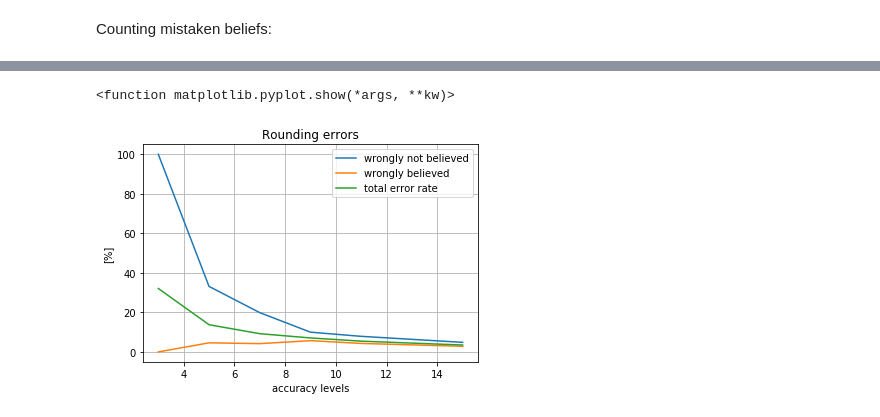
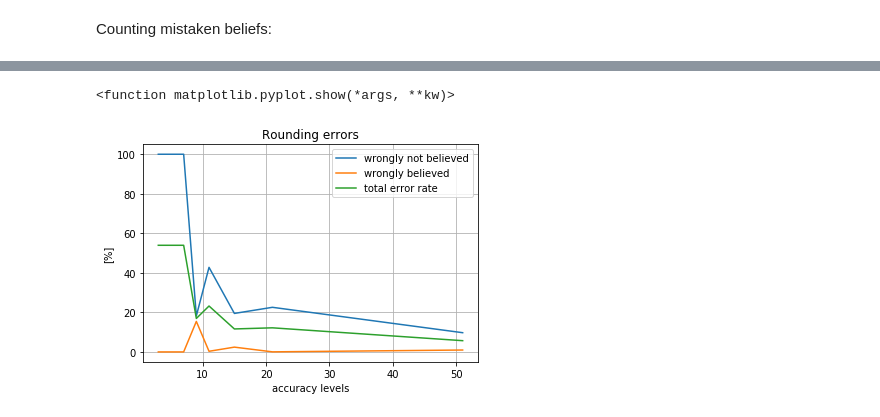
Before and after one commit to alako/Conjunction-simulation, a Jupyter notebook: Conjunction.ipynb, the cells around one changed output, grey strips where cells are left out. Cells and saved outputs as stored; diff of their text form; code cells hidden in the pictures.

```diff
--- a/Conjunction.ipynb
+++ b/Conjunction.ipynb
@@ -13,7 +13,12 @@ pr_nr = 10000
 simulations = [1001,101,51,21,15,11,9,7,5,3]
 # %%
-## rounds 'value' according to the 0-1 scale with 'nr' of levels
 def round_to_lev(value, nr):
+    '''
+    Rounds 'value' according to the 0-1 scale with 'nr' of levels
+    :param value: real number to be rounded
+    :param nr: nr of levels used for calculations
+    :returns: rounded value
+    '''
     if (nr == 1001):
         return round(value,3)
     if (nr == 101):
@@ -36,21 +41,30 @@ def round_to_lev(value, nr):
 Creating random conjunctions out of propositions, counting those that are above the threshold and comparing the results for different accuracies.
 # %%
 def simulate(levels, prop, cj_nr=5000):
-    n = len(levels)
-    mistaken_bel = [0]*n #list with nr of wrongly believed conjunctions
-    mistaken_not_bel = [0]*n #list with nr of conjunctions that should be believed but aren't
+    '''
+    :param levels: list of levels to be simulated, e.g. [9,7,5]
+    :param prop: list of degrees of belief for believed propositions, e.g. [0.79, 0.8, 0.64 ...]
+    :returns:
+        (nr of conjunctions that shouldn't be believed (list for each accuracy level),
+        nr of conjunctions that should be believed but aren't (list for each accuracy level),
+        nr of conjunctions that should be believed)
+    '''
+    n = len(levels) # number of simulations - each simulation for different amount of levels
+    mistaken_bel = [0]*n # list with nr of wrongly believed conjunctions for each simulation (level)
+    mistaken_not_bel = [0]*n # list with nr of conjunctions that should be believed but aren't for each simulation
     believed_conj = 0
     for _ in range(cj_nr):
-        c_size = np.random.randint(2,max_con_size) #each conjunction has random amount of conjuncts
-        c_prop = np.random.randint(0,pr_nr,c_size) #selecting random propositions
-        conj_pr = [1]*n
+        c_size = np.random.randint(2, max_con_size+1) # each conjunction has random amount of conjuncts - c_size
+        c_prop = np.random.randint(0, pr_nr, c_size) # selecting propositions randomly
+        conj_pr = [1]*n # list of rounded probabilites of conjunctions for each simulation
         conj_float = 1
         for i in c_prop:
             conj_float *= propositions[i]
             for j in range(n):
-                #conj_pr[j] = round_to_lev(conj_pr[j]*round_to_lev(propositions[i],levels[j]),levels[j])
+                # conj_pr[j] = round_to_lev(conj_pr[j]*round_to_lev(propositions[i],levels[j]),levels[j])
                 conj_pr[j] *= round_to_lev(propositions[i],levels[j])
-        #threshold = np.random.rand()*0.5+0.5
+        # threshold = np.random.rand()*0.5+0.5
+        conj_pr[j] = round_to_lev(conj_pr[j], levels[j])
         justified = False
         if (conj_float > threshold):
                 believed_conj +=1
@@ -126,17 +147,17 @@ plt.show
 # %%
 error_rate = np.array(error_nb) / bel_conj_nr * 100
-plt.plot(simulations[4:10], error_rate[4:10])
+plt.plot(simulations[2:], error_rate[2:])
 error_rate = np.array(error_b) / (cj_nr-bel_conj_nr) * 100
-plt.plot(simulations[4:10], error_rate[4:10])
+plt.plot(simulations[2:], error_rate[2:])
 error_rate = total_error / cj_nr * 100
-plt.plot(simulations[4:10], error_rate[4:10])
+plt.plot(simulations[2:], error_rate[2:])
 plt.grid(True)
 plt.xlabel('accuracy levels')
 plt.ylabel('[%]')
 plt.legend(['wrongly not believed', 'wrongly believed','total error rate'])
 plt.title('Rounding errors')
 plt.show
 # %% [output]
 <function matplotlib.pyplot.show(*args, **kw)>
-[figure, old version]
+[figure, new version]
 # %%
```
Also changed, not shown: parts of 4 cells of this notebook.
